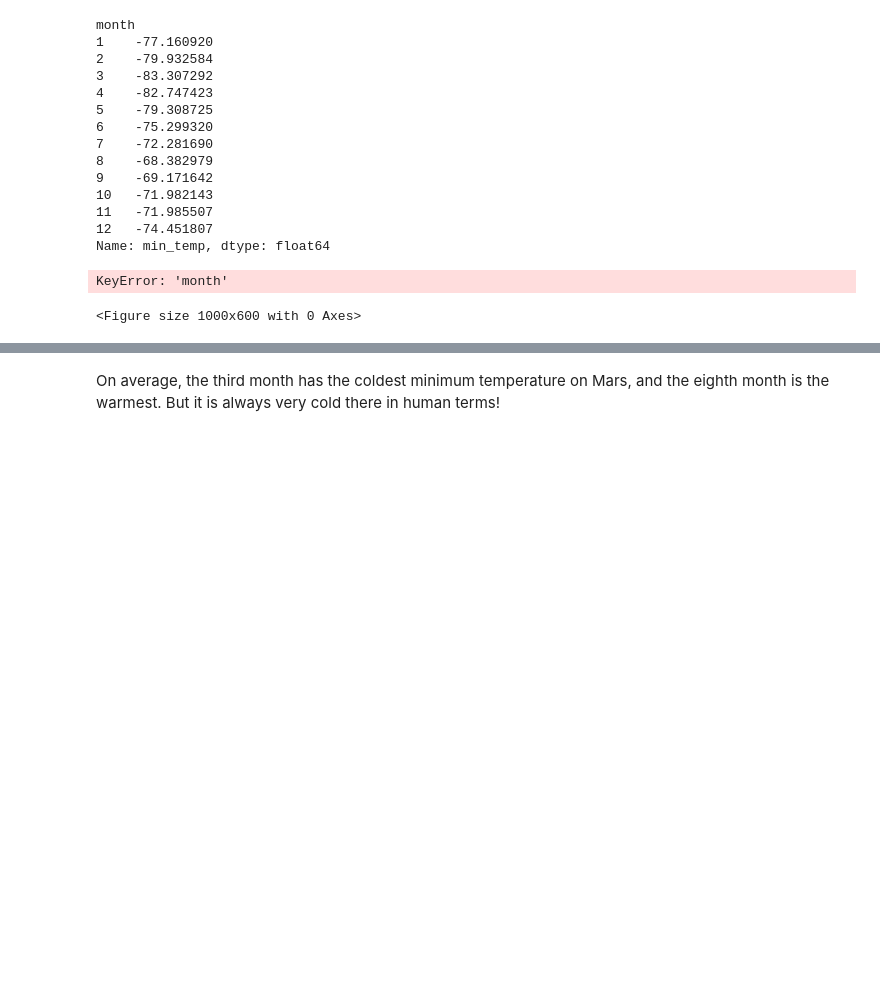
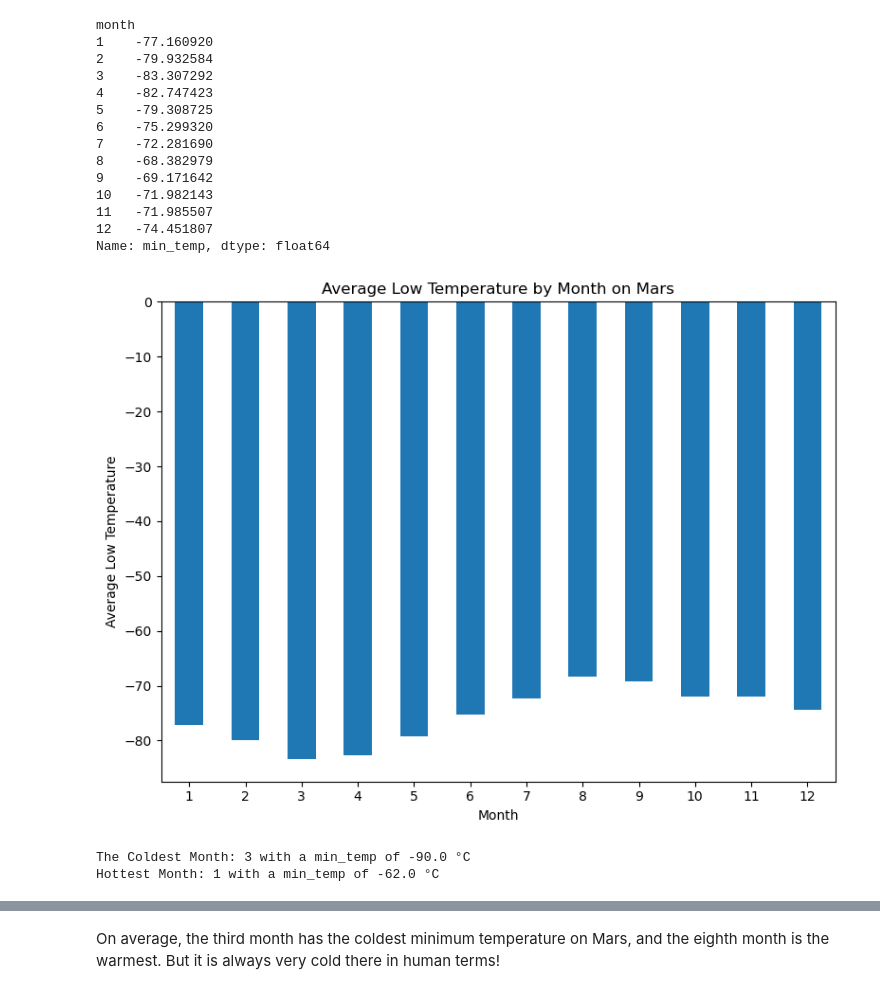
Before and after one commit to JaleesMoeen/Web_Scraping_Mars_News_and_Weather_Data_Summary, a Jupyter notebook: part_2_mars_weather.ipynb, the cells around one changed output, grey strips where cells are left out. Cells and saved outputs as stored; diff of their text form; code cells hidden in the pictures; blank space fills up the shorter version.

Commit message:
Scrape and Analyze Data
 Scrape and Analyze Mars Weather Data from the Data Table.
Extracted data is also exported to a "scraped_mars_temp_data.csv" file.

```diff
--- a/part_2_mars_weather.ipynb
+++ b/part_2_mars_weather.ipynb
@@ -230,23 +230,23 @@ Name: min_temp, dtype: float64
 # %%
 # Plot the average temperature by month
 
 
+# Create a bar plot
+plt.figure(figsize=(8, 6))
+average_low_temperature_by_month.plot.bar()
 
-# Create a bar plot
-plt.figure(figsize=(10, 6))
-plt.bar(average_low_temperature_by_month['month'], average_low_temperature_by_month['min_temp'])
 
 # Set labels and title
 plt.xlabel('Month')
 plt.ylabel('Average Low Temperature')
 plt.title('Average Low Temperature by Month on Mars')
 
 # Rotate x-axis labels for better readability
-plt.xticks(rotation=45)
+plt.xticks(rotation=0)
+
 
 # Show the plot
 plt.tight_layout()
 plt.show()
 # %% [output]
-KeyError: 'month'
-<Figure size 1000x600 with 0 Axes>
+[figure, added]
@@ -260,0 +253,21 @@ KeyError: 'month'
+# %%
+# Identify the coldest and hottest months in Curiosity's location
+
+# Sort the DataFrame by min_temp in ascending order to find the coldest months
+coldest_months = mars_temp_df.sort_values(by='min_temp')
+
+# The coldest month is the first row
+coldest_month = coldest_months.iloc[0]
+
+# Sort the DataFrame by min_temp in descending order to find the hottest months
+hottest_months = mars_temp_df.sort_values(by='min_temp', ascending=False)
+
+# The hottest month is the first row
+hottest_month = hottest_months.iloc[0]
+
+#Display the results
+print(f'The Coldest Month: {coldest_month["month"]} with a min_temp of {coldest_month["min_temp"]} °C')
+print(f'Hottest Month: {hottest_month["month"]} with a min_temp of {hottest_month["min_temp"]} °C')
+# %% [output]
+The Coldest Month: 3 with a min_temp of -90.0 °C
+Hottest Month: 1 with a min_temp of -62.0 °C
```
Also changed, not shown: parts of 14 cells of this notebook, 1 other file.
